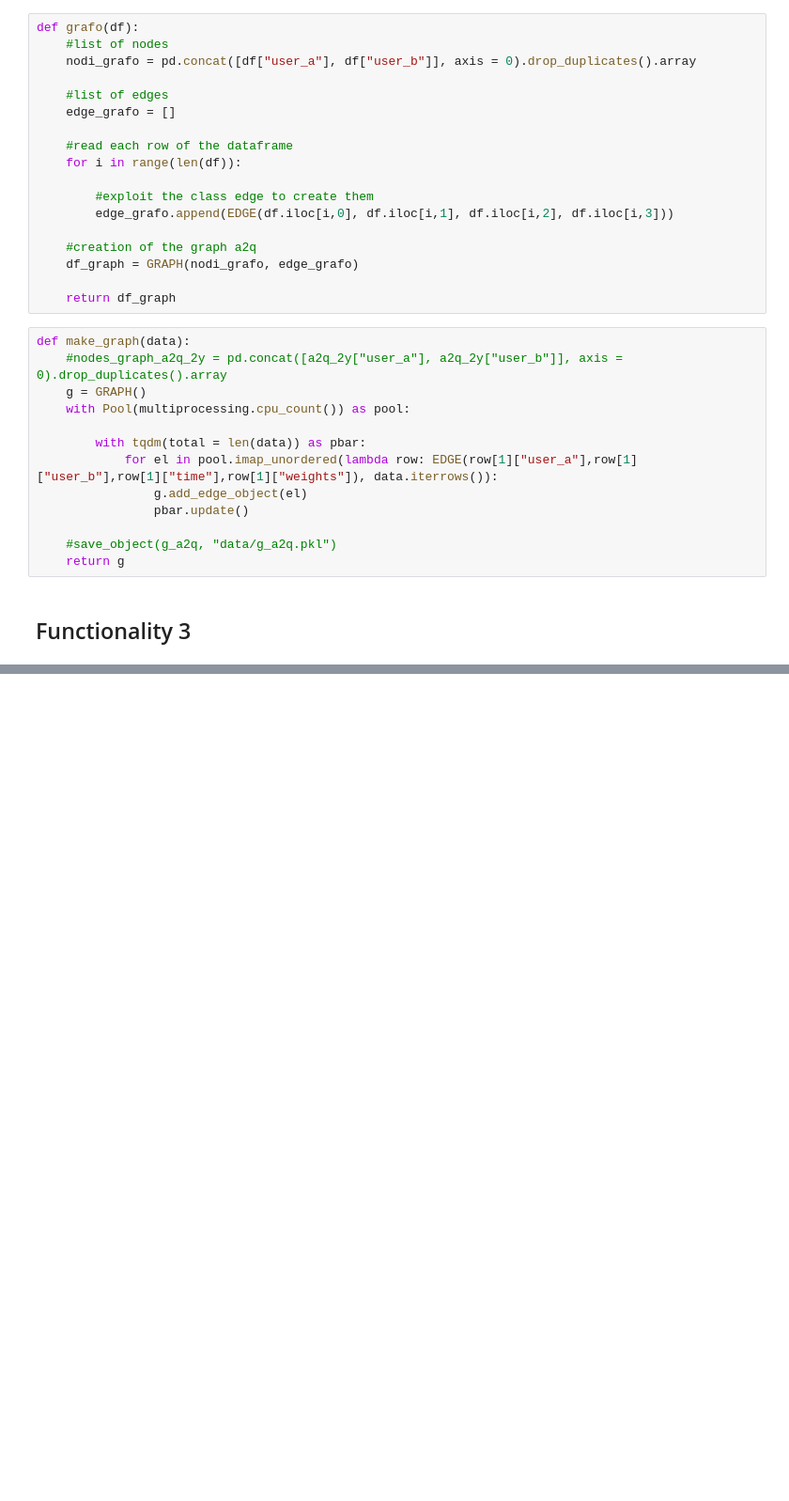
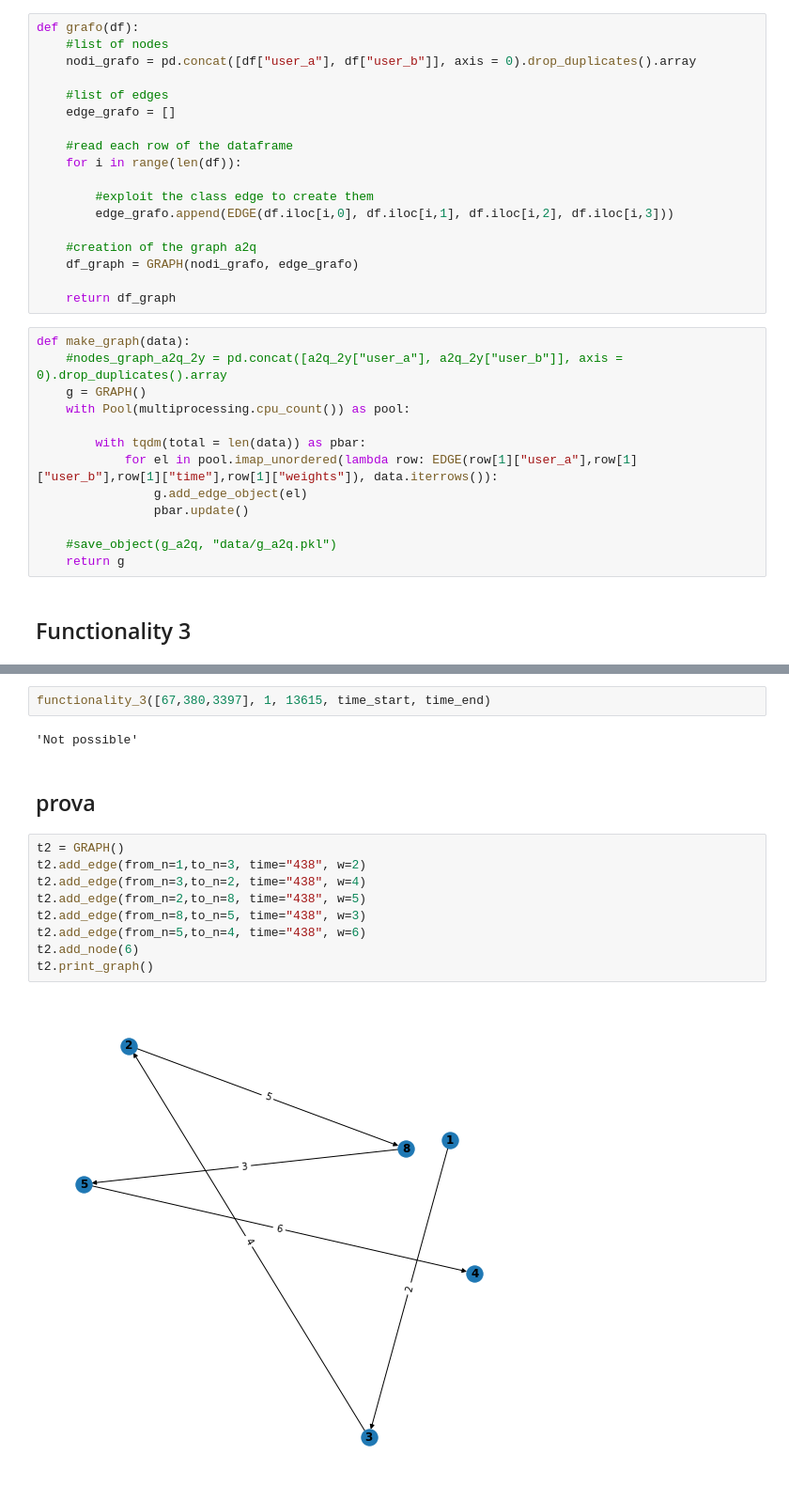
Before and after one commit to michele1783/ADM-HW5, a Jupyter notebook: test-Ame.ipynb, the cells around one changed output, grey strips where cells are left out. Shown: that part at 94% size. Cells and saved outputs as stored; diff of their text form; blank space fills up the shorter version.

```diff
--- a/test-Ame.ipynb
+++ b/test-Ame.ipynb
@@ -493,0 +557,17 @@ defaultdict(<class 'list'>, {'c': ['a'], 'b': ['a'], 'd': ['c'], 'e': ['d', 'b']
+# %%
+functionality_3([67,380,3397], 1, 13615, time_start, time_end)
+# %% [output]
+'Not possible'
+# %% [markdown]
+## prova
+# %%
+t2 = GRAPH()
+t2.add_edge(from_n=1,to_n=3, time="438", w=2)
+t2.add_edge(from_n=3,to_n=2, time="438", w=4)
+t2.add_edge(from_n=2,to_n=8, time="438", w=5)
+t2.add_edge(from_n=8,to_n=5, time="438", w=3)
+t2.add_edge(from_n=5,to_n=4, time="438", w=6)
+t2.add_node(6)
+t2.print_graph()
+# %% [output]
+[figure, added]
```
Also changed, not shown: parts of 20 cells of this notebook.
